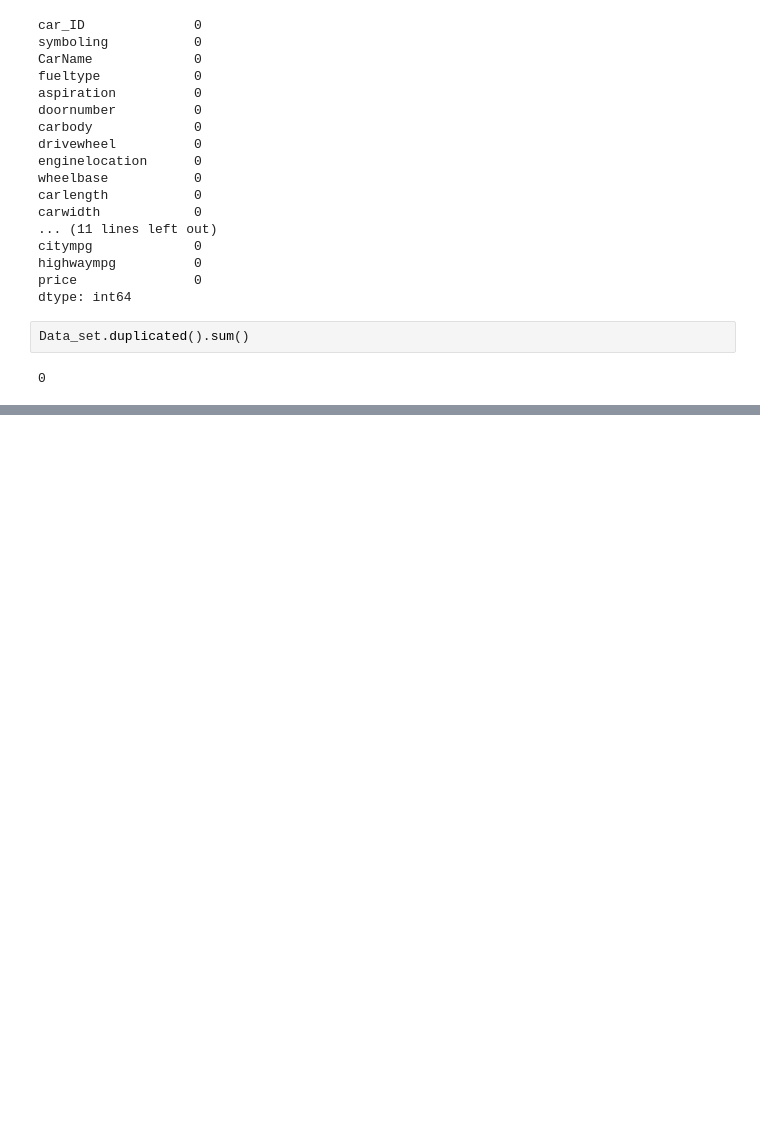
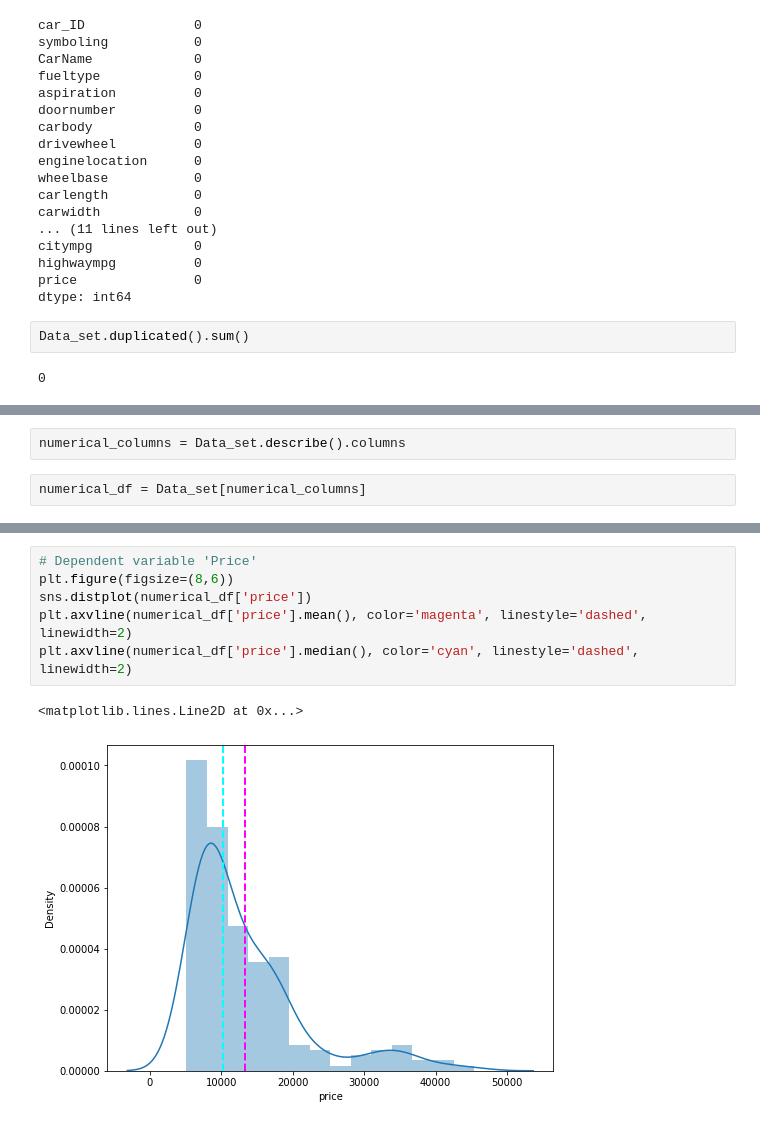
Before and after one commit to Ravinder-Kumar-M/Car_Price_Prediction, a Jupyter notebook: Guided_Project_Linear_Regression.ipynb, the cells around one changed output, grey strips where cells are left out. Saved outputs shown, nothing was run; the diff lists cells and outputs as text; blank space fills up the shorter version.

Commit message:
univarient analyse(Numerical Features)

```diff
--- a/Guided_Project_Linear_Regression.ipynb
+++ b/Guided_Project_Linear_Regression.ipynb
@@ -164,0 +167,4 @@ Data_set.describe().T
+# %%
+numerical_columns = Data_set.describe().columns
+# %%
+numerical_df = Data_set[numerical_columns]
@@ -164,0 +180,9 @@ Data_set.describe().T
+# %%
+# Dependent variable 'Price'
+plt.figure(figsize=(8,6))
+sns.distplot(numerical_df['price'])
+plt.axvline(numerical_df['price'].mean(), color='magenta', linestyle='dashed', linewidth=2)
+plt.axvline(numerical_df['price'].median(), color='cyan', linestyle='dashed', linewidth=2)
+# %% [output]
+<matplotlib.lines.Line2D at 0x...>
+[figure, added]
```
Also changed, not shown: parts of 5 cells of this notebook.
